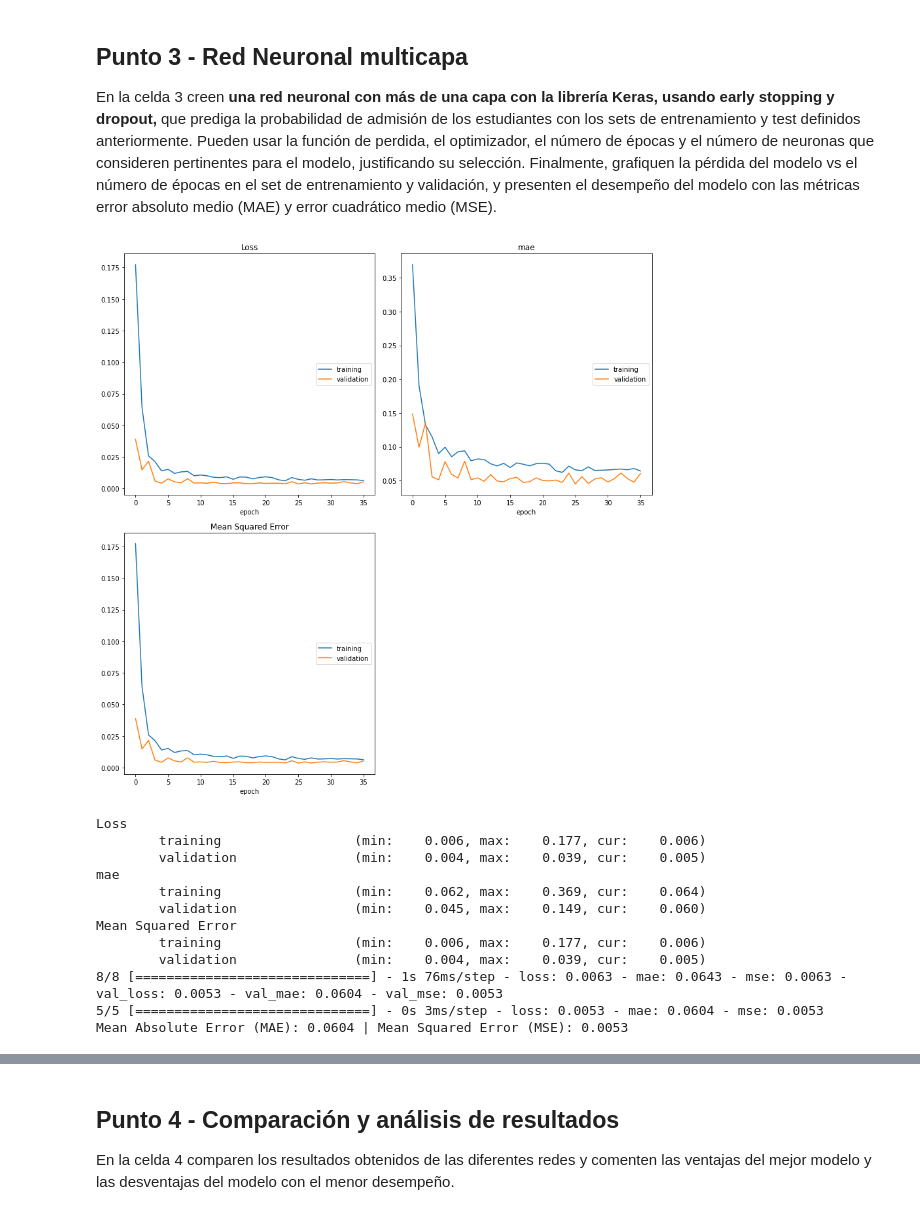
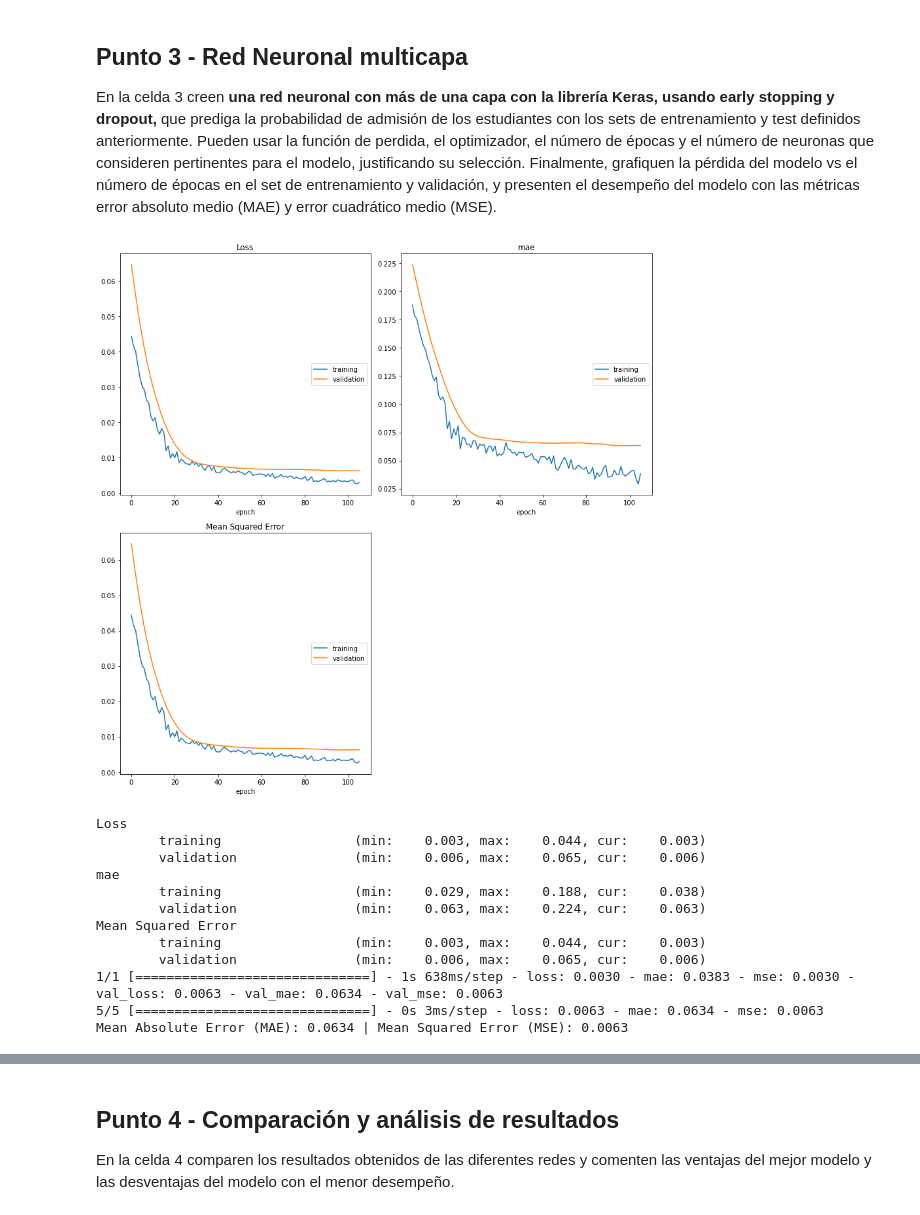
Before and after one commit to dayroncj/MIAD_ML_NLP_2023, a Jupyter notebook: Semana 6/S6TC1-Redes_Neuronales.ipynb, the cells around one changed output, grey strips where cells are left out. Cells and saved outputs as stored; diff of their text form; code cells hidden in the pictures.

Commit message:
Inclusión capa de salida a primeros modelos + observaciones

```diff
--- a/Semana 6/S6TC1-Redes_Neuronales.ipynb
+++ b/Semana 6/S6TC1-Redes_Neuronales.ipynb
@@ -167,20 +210,0 @@ Mean Absolute Error (MAE): 0.0563 | Mean Squared Error (MSE): 0.0052
-# %%
-# Limpiamos la sesión para no ocupar tanta memoria
-K.clear_session()
-
-# Definimos una red neuronal con la función Sequential()
-model = Sequential()
-
-# Separación de datos de entrenamiento para considerar un set de validación durante entrenamiento
-xTrain, xVal, yTrain, yVal = train_test_split(xTrain, yTrain, test_size=0.15, random_state=42)
-
-# Definimos dos capas densas con un tamaño de salida de igual a output_var y un input_shape de dims
-model.add(Dense(512, input_shape=(dims,), activation='relu'))
-model.add(Dense(256, activation='linear'))
-model.compile(optimizer='Adam', loss='mean_squared_error', metrics=['mae', 'mse'])
-
-# Entrenamos la red neuronal con 20 épocas
-model.fit(xTrain, yTrain, verbose=1, epochs=20, validation_data=(xVal, yVal), callbacks=[PlotLossesKeras()])
-
-loss, mae, mse = model.evaluate(xTest, yTest)
-print(f"Mean Absolute Error (MAE): {mae:.4f} | Mean Squared Error (MSE): {mse:.4f}")
@@ -201,20 +210,0 @@ Mean Absolute Error (MAE): 0.0624 | Mean Squared Error (MSE): 0.0062
-# %%
-# Limpiamos la sesión para no ocupar tanta memoria
-K.clear_session()
-
-# Definimos una red neuronal con la función Sequential()
-model = Sequential()
-
-# Separación de datos de entrenamiento para considerar un set de validación durante entrenamiento
-xTrain, xVal, yTrain, yVal = train_test_split(xTrain, yTrain, test_size=0.15, random_state=42)
-
-# Definimos dos capas densas con un tamaño de salida de igual a output_var y un input_shape de dims
-model.add(Dense(512, input_shape=(dims,), activation='relu'))
-model.add(Dense(output_var, activation='linear')) # ¿La segunda capa debe ir con el valor predicho?
-model.compile(optimizer='Adam', loss='mean_squared_error', metrics=['mae', 'mse'])
-
-# Entrenamos la red neuronal con 20 épocas
-model.fit(xTrain, yTrain, verbose=1, epochs=20, validation_data=(xVal, yVal), callbacks=[PlotLossesKeras()])
-
-loss, mae, mse = model.evaluate(xTest, yTest)
-print(f"Mean Absolute Error (MAE): {mae:.4f} | Mean Squared Error (MSE): {mse:.4f}")
@@ -245,38 +234,37 @@ En la celda 3 creen **una red neuronal con más de una capa con la librería Ker
 # %%
 # Celda 3
 
 # Capa 1
 model.add(Dense(128, input_dim=dims, activation='relu'))
-model.add(Dropout(0.2)) # ⚠️ Falta averiguar con tutores cómo funciona dropout
+model.add(Dropout(0.2))
 
 # Capa 2
 model.add(Dense(64, activation='relu'))
 model.add(Dropout(0.1))
 
 # Capa de salida
-model.add(Dense(1, activation='linear'))
-
+model.add(Dense(1, activation='sigmoid'))
 
 model.compile(optimizer='adam', loss='mean_squared_error', metrics=['mae', 'mse'])
 early_stop = EarlyStopping(monitor='val_loss', patience=10)
 
 history = model.fit(xTrain, yTrain, batch_size=32, epochs=1000, validation_data=(xTest, yTest), callbacks=[PlotLossesKeras(), early_stop])
 loss, mae, mse = model.evaluate(xTest, yTest)
 print(f"Mean Absolute Error (MAE): {mae:.4f} | Mean Squared Error (MSE): {mse:.4f}")
 # %% [output]
-[figure, old version]
+[figure, new version]
 Loss
-        training                 (min:    0.006, max:    0.177, cur:    0.006)
-        validation               (min:    0.004, max:    0.039, cur:    0.005)
+        training                 (min:    0.003, max:    0.044, cur:    0.003)
+        validation               (min:    0.006, max:    0.065, cur:    0.006)
 mae
-        training                 (min:    0.062, max:    0.369, cur:    0.064)
-        validation               (min:    0.045, max:    0.149, cur:    0.060)
+        training                 (min:    0.029, max:    0.188, cur:    0.038)
+        validation               (min:    0.063, max:    0.224, cur:    0.063)
 Mean Squared Error
-        training                 (min:    0.006, max:    0.177, cur:    0.006)
-        validation               (min:    0.004, max:    0.039, cur:    0.005)
-8/8 [==============================] - 1s 76ms/step - loss: 0.0063 - mae: 0.0643 - mse: 0.0063 - val_loss: 0.0053 - val_mae: 0.0604 - val_mse: 0.0053
-5/5 [==============================] - 0s 3ms/step - loss: 0.0053 - mae: 0.0604 - mse: 0.0053
-Mean Absolute Error (MAE): 0.0604 | Mean Squared Error (MSE): 0.0053
+        training                 (min:    0.003, max:    0.044, cur:    0.003)
+        validation               (min:    0.006, max:    0.065, cur:    0.006)
+1/1 [==============================] - 1s 638ms/step - loss: 0.0030 - mae: 0.0383 - mse: 0.0030 - val_loss: 0.0063 - val_mae: 0.0634 - val_mse: 0.0063
+5/5 [==============================] - 0s 3ms/step - loss: 0.0063 - mae: 0.0634 - mse: 0.0063
+Mean Absolute Error (MAE): 0.0634 | Mean Squared Error (MSE): 0.0063
 # %%
 len(history.epoch)
 # %% [output]
```
Also changed, not shown: parts of 16 cells of this notebook.
